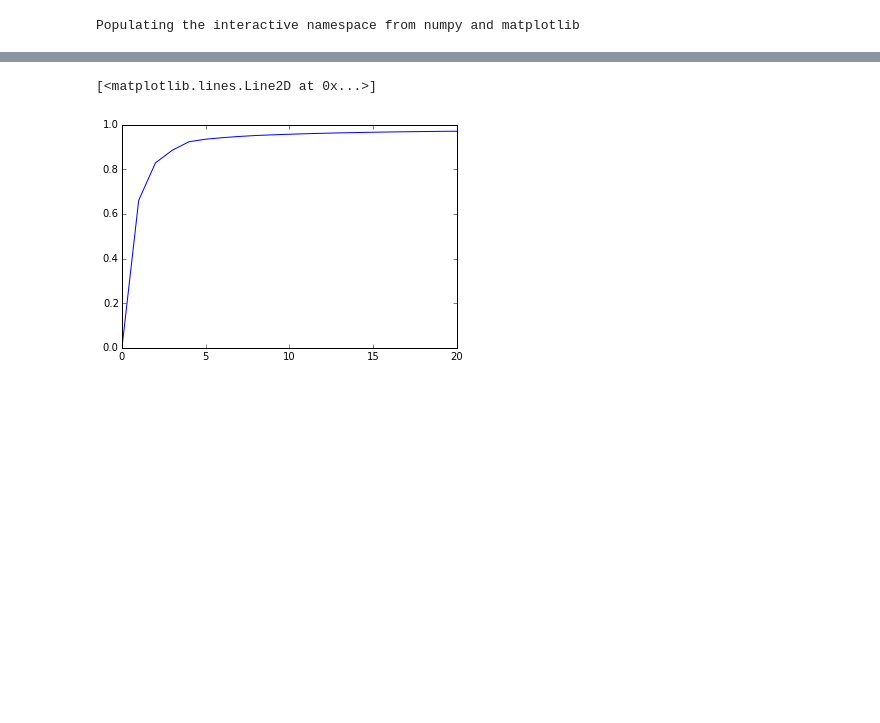
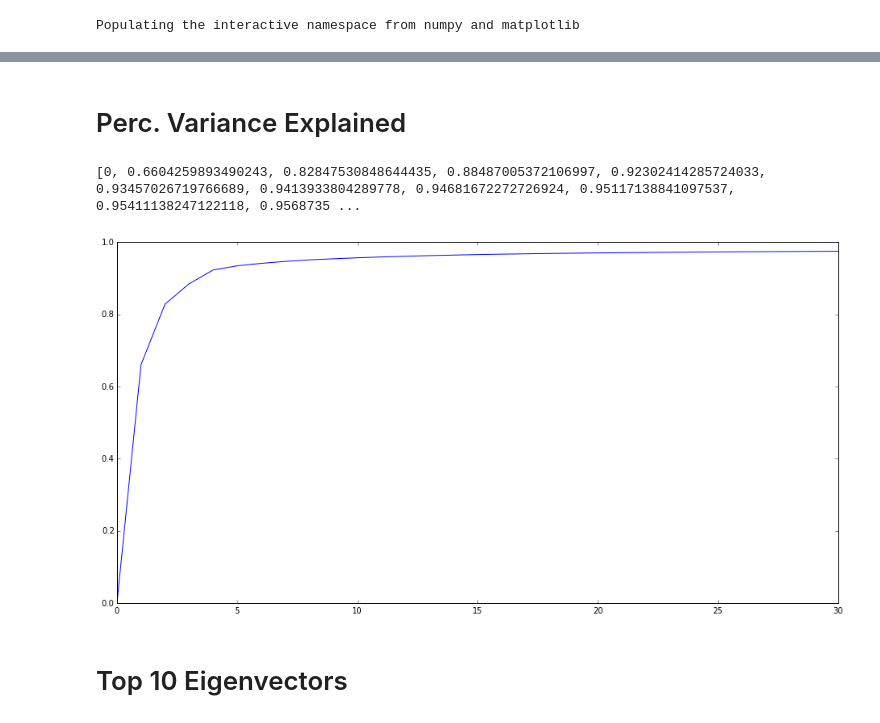
Before and after one commit to conwaywong/dse_capstone, a Jupyter notebook: ml/notebooks/SparkMLibViz.ipynb, the cells around one changed output, grey strips where cells are left out. Cells and saved outputs as stored; diff of their text form; code cells hidden in the pictures; blank space fills up the shorter version.

Commit message:
all visualizations requested from Prof. Freund

```diff
--- a/ml/notebooks/SparkMLibViz.ipynb
+++ b/ml/notebooks/SparkMLibViz.ipynb
@@ -13,8 +35,16 @@ print shape(m_eig_values)
+# %% [markdown]
+# Perc. Variance Explained
 # %%
-k= 20
+k= 30
 m_plot_arr = ([0, ] + list(np.cumsum(m_eig_values[:k])))
-plt.plot(m_plot_arr)
+print(m_plot_arr)
+
+fig, ax= plt.subplots(figsize=(16,8))
+ax.plot(m_plot_arr)
+fig.savefig('/tmp/sample_explained_variance.pdf')
 # %% [output]
-[<matplotlib.lines.Line2D at 0x...>]
+[0, 0.6604259893490243, 0.82847530848644435, 0.88487005372106997, 0.92302414285724033, 0.93457026719766689, 0.9413933804289778, 0.94681672272726924, 0.95117138841097537, 0.95411138247122118, 0.9568735 ...
-[figure, old version]
+[figure, new version]
+# %% [markdown]
+# Top 10 Eigenvectors
 # %%
```
Also changed, not shown: parts of 11 cells of this notebook.
